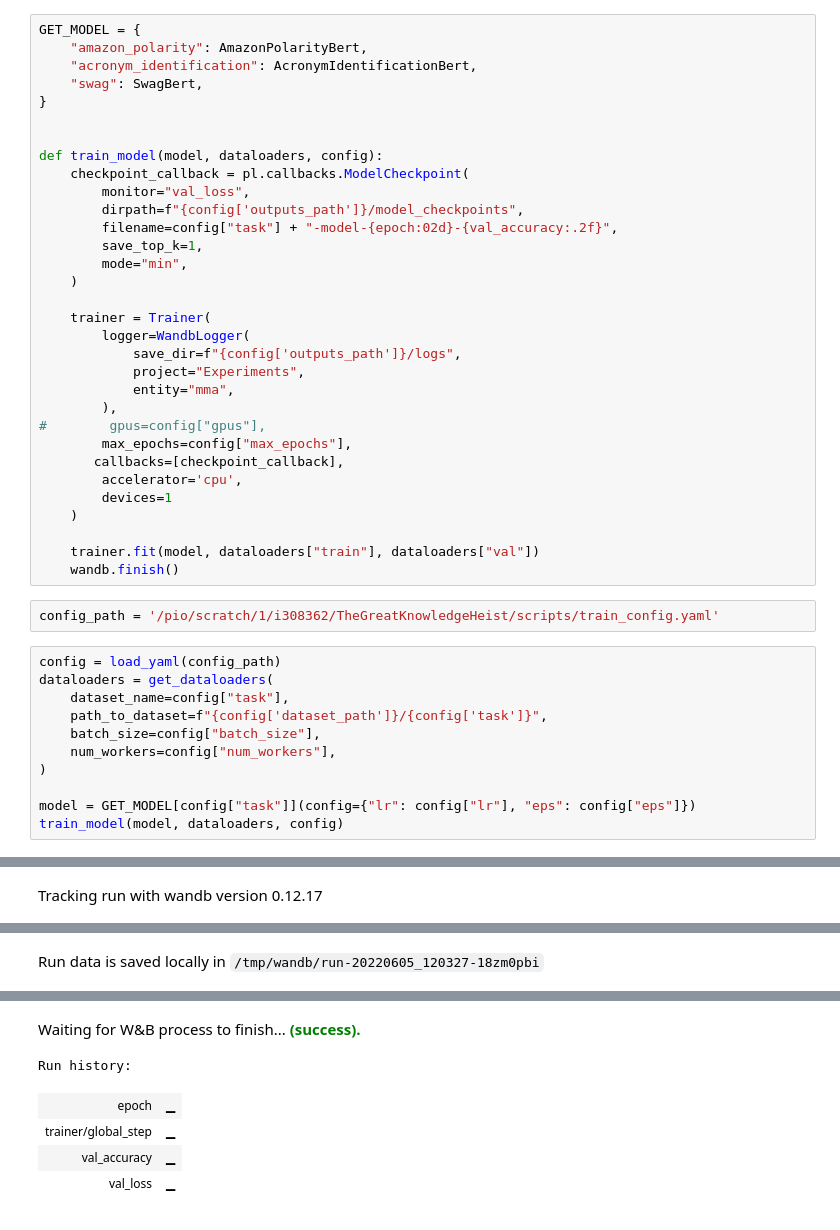
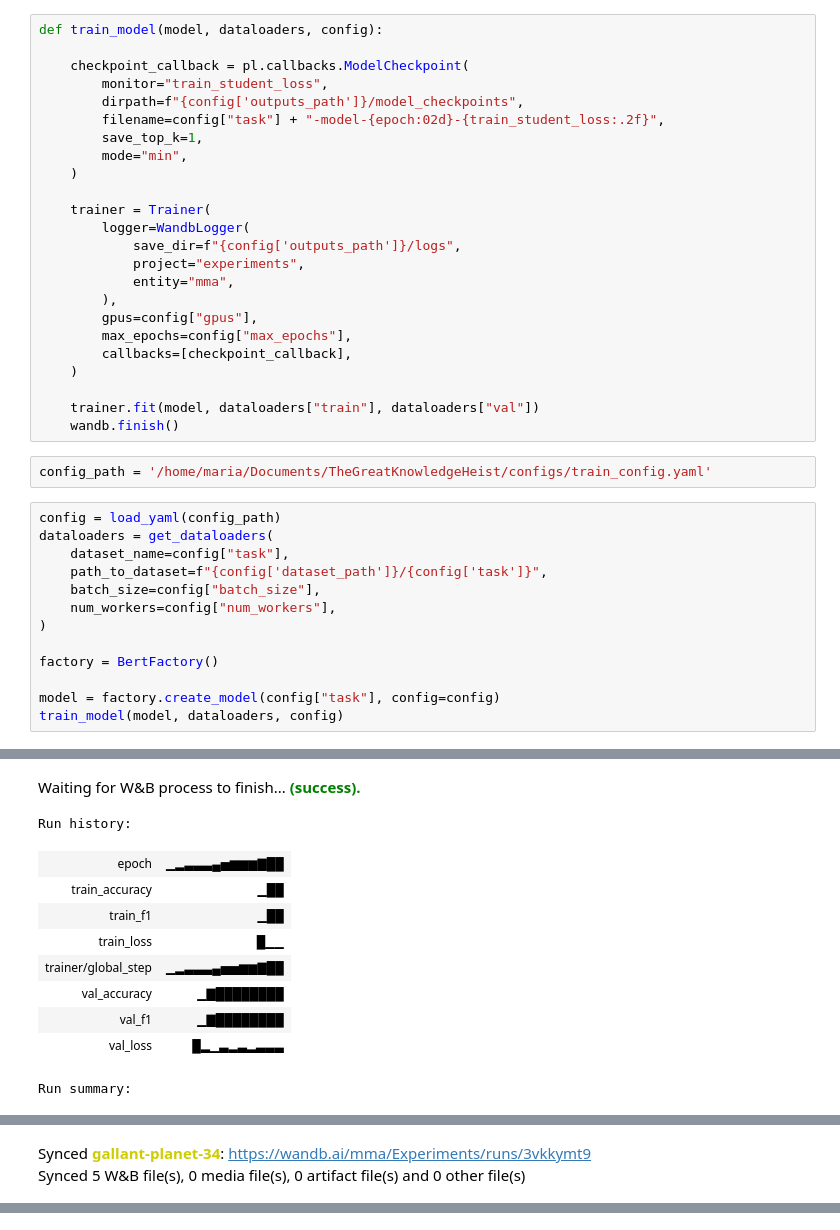
Before and after one commit to Sahcim/TheGreatKnowledgeHeist, a Jupyter notebook: notebooks/knowledge_distillation.ipynb, the cells around one changed output, grey strips where cells are left out. Drawn from its saved outputs; the diff is of its cells as text.

```diff
--- a/notebooks/knowledge_distillation.ipynb
+++ b/notebooks/knowledge_distillation.ipynb
@@ -38,16 +15,10 @@ class SwagBert(BaseBert):
 # %%
-GET_MODEL = {
-    "amazon_polarity": AmazonPolarityBert,
-    "acronym_identification": AcronymIdentificationBert,
-    "swag": SwagBert,
-}
+def train_model(model, dataloaders, config):
 
-
-def train_model(model, dataloaders, config):
     checkpoint_callback = pl.callbacks.ModelCheckpoint(
-        monitor="val_loss",
+        monitor="train_student_loss",
         dirpath=f"{config['outputs_path']}/model_checkpoints",
-        filename=config["task"] + "-model-{epoch:02d}-{val_accuracy:.2f}",
+        filename=config["task"] + "-model-{epoch:02d}-{train_student_loss:.2f}",
         save_top_k=1,
         mode="min",
     )
@@ -55,20 +26,18 @@ def train_model(model, dataloaders, config):
     trainer = Trainer(
         logger=WandbLogger(
             save_dir=f"{config['outputs_path']}/logs",
-            project="Experiments",
+            project="experiments",
             entity="mma",
         ),
-#        gpus=config["gpus"],
+        gpus=config["gpus"],
         max_epochs=config["max_epochs"],
-       callbacks=[checkpoint_callback],
-        accelerator='cpu',
-        devices=1
+        callbacks=[checkpoint_callback],
     )
 
     trainer.fit(model, dataloaders["train"], dataloaders["val"])
     wandb.finish()
 # %%
-config_path = '/pio/scratch/1/i308362/TheGreatKnowledgeHeist/scripts/train_config.yaml'
+config_path = '/home/maria/Documents/TheGreatKnowledgeHeist/configs/train_config.yaml'
 # %%
 config = load_yaml(config_path)
 dataloaders = get_dataloaders(
@@ -78,6 +47,8 @@ dataloaders = get_dataloaders(
     num_workers=config["num_workers"],
 )
 
-model = GET_MODEL[config["task"]](config={"lr": config["lr"], "eps": config["eps"]})
+factory = BertFactory()
+
+model = factory.create_model(config["task"], config=config)
 train_model(model, dataloaders, config)
 # %% [output]
@@ -93 +92,11 @@ wandb: WARNING Path /pio/scratch/1/i308362/TheGreatKnowledgeHeist/logs/wandb/ wa
-Tracking run with wandb version 0.12.17
+Waiting for W&B process to finish... (success).
+Run history:
+| epoch | ▁▂▃▃▃▄▅▆▆▆▇██ |
+| train_accuracy | ▁██ |
+| train_f1 | ▁██ |
+| train_loss | █▁▁ |
+| trainer/global_step | ▁▂▃▃▃▄▅▅▆▆▇██ |
+| val_accuracy | ▁▇████████ |
+| val_f1 | ▁▇████████ |
+| val_loss | █▂▁▃▂▃▂▃▃▃ |
+Run summary:
@@ -94 +111,2 @@ Tracking run with wandb version 0.12.17
-Run data is saved locally in /tmp/wandb/run-20220605_120327-18zm0pbi
+Synced gallant-planet-34: https://wandb.ai/mma/Experiments/runs/3vkkymt9
+Synced 5 W&B file(s), 0 media file(s), 0 artifact file(s) and 0 other file(s)
@@ -109,6 +113,0 @@ HPU available: False, using: 0 HPUs
-Waiting for W&B process to finish... (success).
-Run history:
-| epoch | ▁ |
-| trainer/global_step | ▁ |
-| val_accuracy | ▁ |
-| val_loss | ▁ |
```
Also changed, not shown: parts of 10 cells of this notebook, 1 other file.
